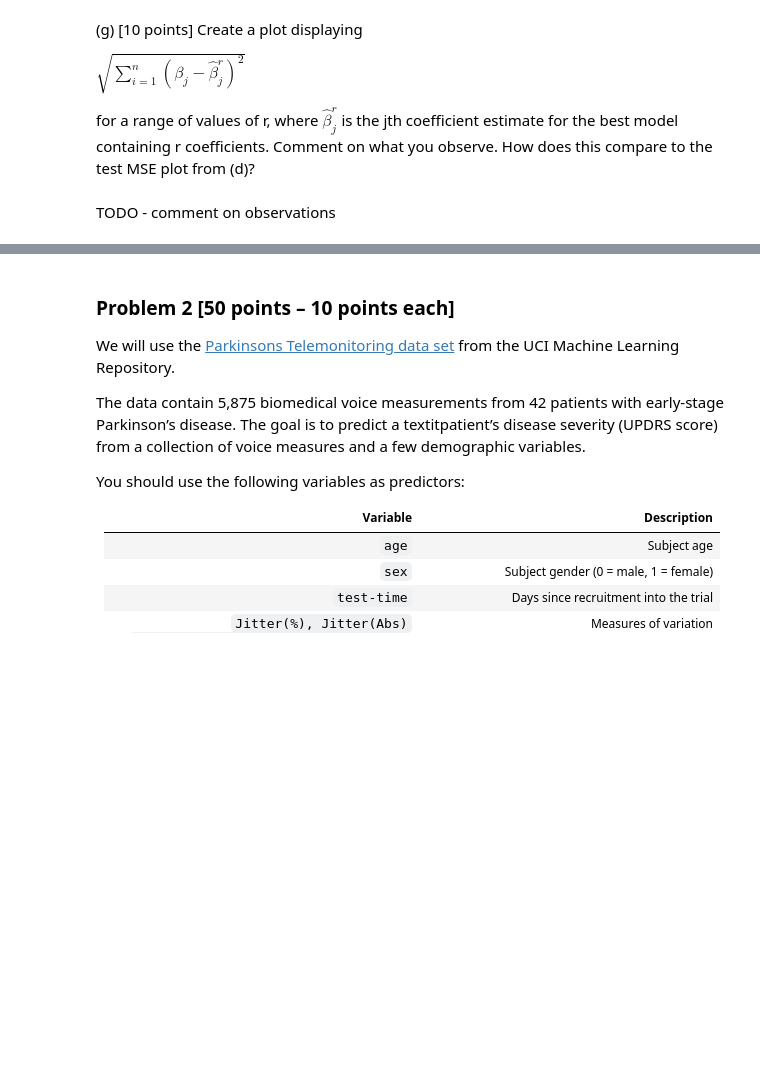
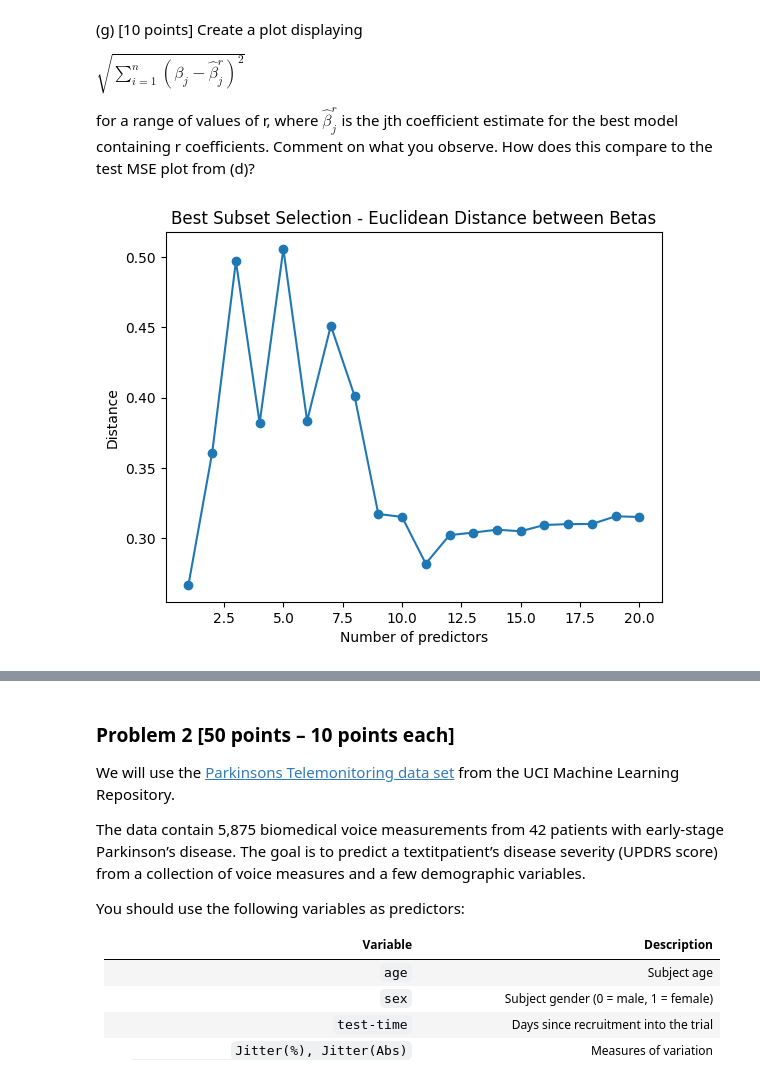
Before and after one commit to uiuc-msynowiec/cs598_psl, a Jupyter notebook: CodingAssignments/CA2/CS598_PSL_CA_2_Mark.ipynb, the cells around one changed output, grey strips where cells are left out. Saved outputs shown, nothing was run; the diff lists cells and outputs as text; code cells hidden in the pictures; blank space fills up the shorter version.

```diff
--- a/CodingAssignments/CA2/CS598_PSL_CA_2_Mark.ipynb
+++ b/CodingAssignments/CA2/CS598_PSL_CA_2_Mark.ipynb
@@ -132,6 +132,8 @@ For subsets of 6 features and less, the test set MSE was less than the training
 print("Betas used to generate y:")
 print(best_models[best_size - 1][0])
 print(beta[best_models[best_size - 1][0]])
+
+beta_dist = []
 
 for i, m in enumerate(best_models):
     if i == best_size - 1:
@@ -139,6 +141,11 @@ for i, m in enumerate(best_models):
     print(f"{i + 1} feature(s) used: {best_models[i][0]}")
     print(beta[best_models[i][0]])
     print(best_models[i][1].coef_)
+
+    beta_diff = beta[best_models[i][0]] - best_models[i][1].coef_
+    print(beta_diff)
+    print(beta_diff * beta_diff)
+    beta_dist.append(float(np.sqrt(np.sum(beta_diff * beta_diff))))
 # %% [output]
 Betas used to generate y:
 [0, 1, 3, 5, 6, 9, 10, 12, 14, 16, 18]
@@ -170,6 +177,10 @@ $\sqrt{\sum\limits_{i=1}^n (\beta_j − \hat{\beta}^r_j)^2}$
 
 for a range of values of r, where $\hat{\beta}^r_j$ is the jth coefficient estimate for the best model containing r coefficients. Comment on what you observe. How does this compare to the test MSE plot from (d)?
 # %%
-# Mark TODO - create a plot
+plt.plot(range(1, 21), beta_dist, marker="o")
+plt.xlabel("Number of predictors")
+plt.ylabel("Distance")
+plt.title("Best Subset Selection - Euclidean Distance between Betas")
+plt.show()
+# %% [output]
+[figure, added]
-# %% [markdown]
-TODO - comment on observations
```
Also changed, not shown: parts of 2 cells of this notebook.
